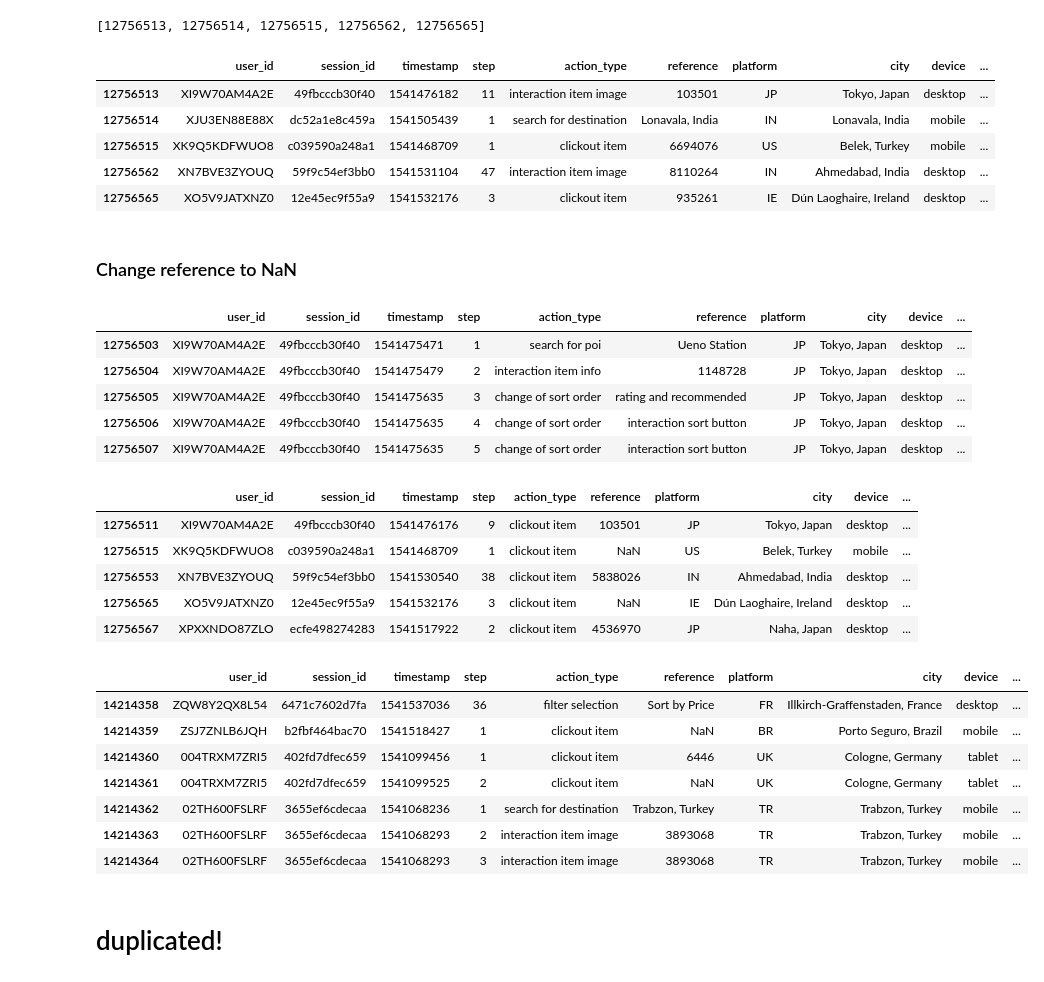
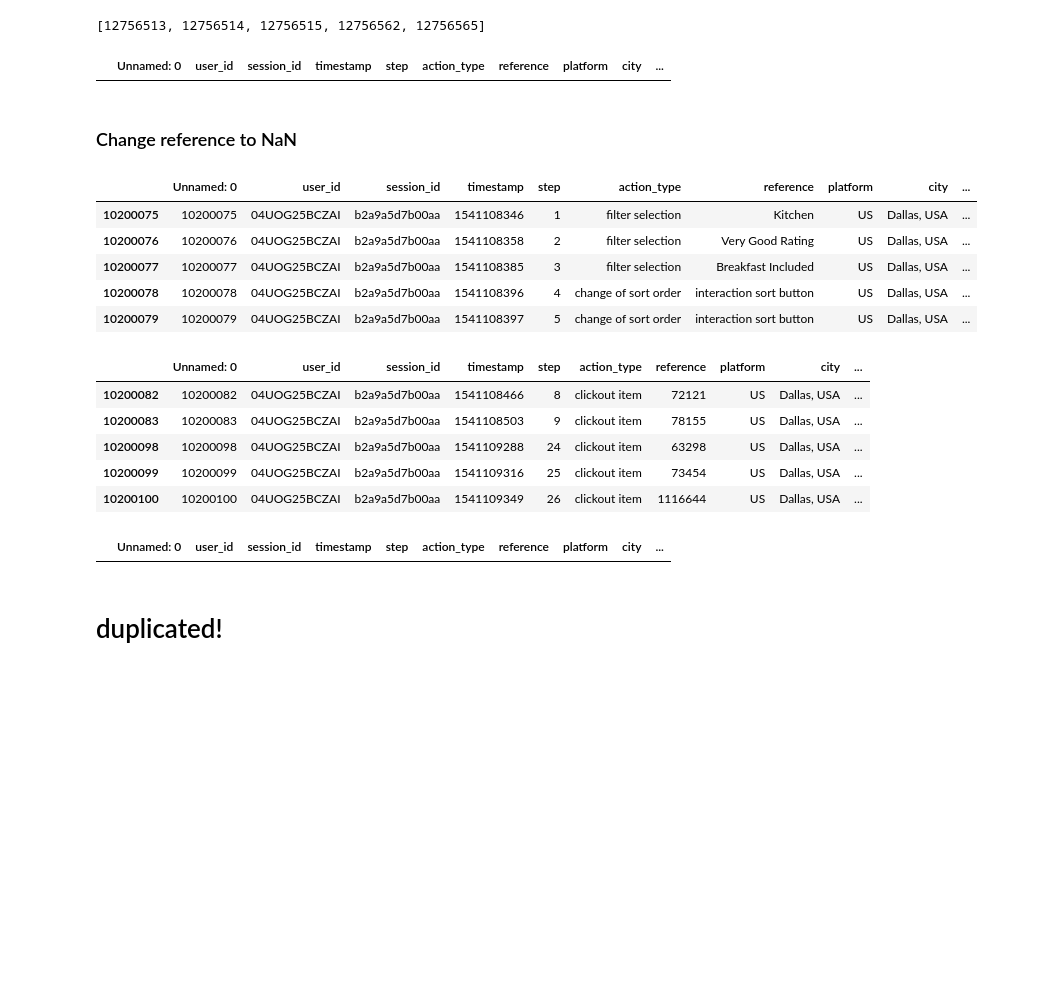
Before and after one commit to Agulaa/trivago-RecSys-Challenge-2019, a Jupyter notebook: Split train data.ipynb, the cells around one changed output. Cells and saved outputs as stored; diff of their text form; code cells hidden in the pictures; blank space fills up the shorter version.

```diff
--- a/Split train data.ipynb
+++ b/Split train data.ipynb
@@ -96,3 +89,3 @@ df_train.tail()
 # %%
-df_test = df[dftrain_last_index+1:]
+groundTruth = df[dftrain_last_index+1:]
 # %%
@@ -143,16 +124,13 @@ idx_last_step[:5]
 # %% [output]
 [12756513, 12756514, 12756515, 12756562, 12756565]
 # %%
-df_test[df_test.index.isin(idx_last_step)].head()
+groundTruth[groundTruth.index.isin(idx_last_step)].head()
 # %% [output]
-|  | user_id | session_id | timestamp | step | action_type | reference | platform | city | device | ... |
-| 12756513 | XI9W70AM4A2E | 49fbcccb30f40 | 1541476182 | 11 | interaction item image | 103501 | JP | Tokyo, Japan | desktop | ... |
-| 12756514 | XJU3EN88E88X | dc52a1e8c459a | 1541505439 | 1 | search for destination | Lonavala, India | IN | Lonavala, India | mobile | ... |
-| 12756515 | XK9Q5KDFWUO8 | c039590a248a1 | 1541468709 | 1 | clickout item | 6694076 | US | Belek, Turkey | mobile | ... |
-| 12756562 | XN7BVE3ZYOUQ | 59f9c54ef3bb0 | 1541531104 | 47 | interaction item image | 8110264 | IN | Ahmedabad, India | desktop | ... |
-| 12756565 | XO5V9JATXNZ0 | 12e45ec9f55a9 | 1541532176 | 3 | clickout item | 935261 | IE | Dún Laoghaire, Ireland | desktop | ... |
+|  | Unnamed: 0 | user_id | session_id | timestamp | step | action_type | reference | platform | city | ... |
 # %% [markdown]
 ### Change reference to NaN
+# %%
+df_test = groundTruth.copy()
+df_test_labe = df_test[(df_test.index.isin(idx_last_step)) & (df_test.action_type == 'clickout item')]['reference']
 # %%
-df_test_click = df_test.copy()
-df_test_click_y = df_test_click[(df_test_click.index.isin(idx_last_step)) & (df_test_click.action_type == 'clickout item')]['reference']
+df_test.loc[(df_test.index.isin(idx_last_step)) & (df_test.action_type == 'clickout item'), 'reference'] = np.nan
@@ -161,32 +137,25 @@ df_test_click.loc[(df_test_click.index.isin(idx_last_step)) & (df_test_click.act
 # %%
-df_test_click.head()
+df_test.head()
 # %% [output]
-|  | user_id | session_id | timestamp | step | action_type | reference | platform | city | device | ... |
-| 12756503 | XI9W70AM4A2E | 49fbcccb30f40 | 1541475471 | 1 | search for poi | Ueno Station | JP | Tokyo, Japan | desktop | ... |
-| 12756504 | XI9W70AM4A2E | 49fbcccb30f40 | 1541475479 | 2 | interaction item info | 1148728 | JP | Tokyo, Japan | desktop | ... |
-| 12756505 | XI9W70AM4A2E | 49fbcccb30f40 | 1541475635 | 3 | change of sort order | rating and recommended | JP | Tokyo, Japan | desktop | ... |
-| 12756506 | XI9W70AM4A2E | 49fbcccb30f40 | 1541475635 | 4 | change of sort order | interaction sort button | JP | Tokyo, Japan | desktop | ... |
-| 12756507 | XI9W70AM4A2E | 49fbcccb30f40 | 1541475635 | 5 | change of sort order | interaction sort button | JP | Tokyo, Japan | desktop | ... |
+|  | Unnamed: 0 | user_id | session_id | timestamp | step | action_type | reference | platform | city | ... |
+| 10200075 | 10200075 | 04UOG25BCZAI | b2a9a5d7b00aa | 1541108346 | 1 | filter selection | Kitchen | US | Dallas, USA | ... |
+| 10200076 | 10200076 | 04UOG25BCZAI | b2a9a5d7b00aa | 1541108358 | 2 | filter selection | Very Good Rating | US | Dallas, USA | ... |
+| 10200077 | 10200077 | 04UOG25BCZAI | b2a9a5d7b00aa | 1541108385 | 3 | filter selection | Breakfast Included | US | Dallas, USA | ... |
+| 10200078 | 10200078 | 04UOG25BCZAI | b2a9a5d7b00aa | 1541108396 | 4 | change of sort order | interaction sort button | US | Dallas, USA | ... |
+| 10200079 | 10200079 | 04UOG25BCZAI | b2a9a5d7b00aa | 1541108397 | 5 | change of sort order | interaction sort button | US | Dallas, USA | ... |
 # %%
-df_test_click[df_test_click.action_type == 'clickout item'].head()
+df_test[df_test.action_type == 'clickout item'].head()
 # %% [output]
-|  | user_id | session_id | timestamp | step | action_type | reference | platform | city | device | ... |
-| 12756511 | XI9W70AM4A2E | 49fbcccb30f40 | 1541476176 | 9 | clickout item | 103501 | JP | Tokyo, Japan | desktop | ... |
-| 12756515 | XK9Q5KDFWUO8 | c039590a248a1 | 1541468709 | 1 | clickout item | NaN | US | Belek, Turkey | mobile | ... |
-| 12756553 | XN7BVE3ZYOUQ | 59f9c54ef3bb0 | 1541530540 | 38 | clickout item | 5838026 | IN | Ahmedabad, India | desktop | ... |
-| 12756565 | XO5V9JATXNZ0 | 12e45ec9f55a9 | 1541532176 | 3 | clickout item | NaN | IE | Dún Laoghaire, Ireland | desktop | ... |
-| 12756567 | XPXXNDO87ZLO | ecfe498274283 | 1541517922 | 2 | clickout item | 4536970 | JP | Naha, Japan | desktop | ... |
+|  | Unnamed: 0 | user_id | session_id | timestamp | step | action_type | reference | platform | city | ... |
+| 10200082 | 10200082 | 04UOG25BCZAI | b2a9a5d7b00aa | 1541108466 | 8 | clickout item | 72121 | US | Dallas, USA | ... |
+| 10200083 | 10200083 | 04UOG25BCZAI | b2a9a5d7b00aa | 1541108503 | 9 | clickout item | 78155 | US | Dallas, USA | ... |
+| 10200098 | 10200098 | 04UOG25BCZAI | b2a9a5d7b00aa | 1541109288 | 24 | clickout item | 63298 | US | Dallas, USA | ... |
+| 10200099 | 10200099 | 04UOG25BCZAI | b2a9a5d7b00aa | 1541109316 | 25 | clickout item | 73454 | US | Dallas, USA | ... |
+| 10200100 | 10200100 | 04UOG25BCZAI | b2a9a5d7b00aa | 1541109349 | 26 | clickout item | 1116644 | US | Dallas, USA | ... |
 # %%
-df_test_click[df_test_click.index.isin([14214360,14214361, 14214359, 14214358, 14214362, 14214363, 14214364])]
+df_test[df_test.index.isin([14214360,14214361, 14214359, 14214358, 14214362, 14214363, 14214364])]
 # %% [output]
-|  | user_id | session_id | timestamp | step | action_type | reference | platform | city | device | ... |
-| 14214358 | ZQW8Y2QX8L54 | 6471c7602d7fa | 1541537036 | 36 | filter selection | Sort by Price | FR | Illkirch-Graffenstaden, France | desktop | ... |
-| 14214359 | ZSJ7ZNLB6JQH | b2fbf464bac70 | 1541518427 | 1 | clickout item | NaN | BR | Porto Seguro, Brazil | mobile | ... |
-| 14214360 | 004TRXM7ZRI5 | 402fd7dfec659 | 1541099456 | 1 | clickout item | 6446 | UK | Cologne, Germany | tablet | ... |
-| 14214361 | 004TRXM7ZRI5 | 402fd7dfec659 | 1541099525 | 2 | clickout item | NaN | UK | Cologne, Germany | tablet | ... |
-| 14214362 | 02TH600FSLRF | 3655ef6cdecaa | 1541068236 | 1 | search for destination | Trabzon, Turkey | TR | Trabzon, Turkey | mobile | ... |
-| 14214363 | 02TH600FSLRF | 3655ef6cdecaa | 1541068293 | 2 | interaction item image | 3893068 | TR | Trabzon, Turkey | mobile | ... |
-| 14214364 | 02TH600FSLRF | 3655ef6cdecaa | 1541068293 | 3 | interaction item image | 3893068 | TR | Trabzon, Turkey | mobile | ... |
+|  | Unnamed: 0 | user_id | session_id | timestamp | step | action_type | reference | platform | city | ... |
 # %%
 def split_dataset(df, stamp):
     all_session_ids = df.session_id.unique()
```
Also changed, not shown: parts of 18 cells of this notebook, 2 other files.
